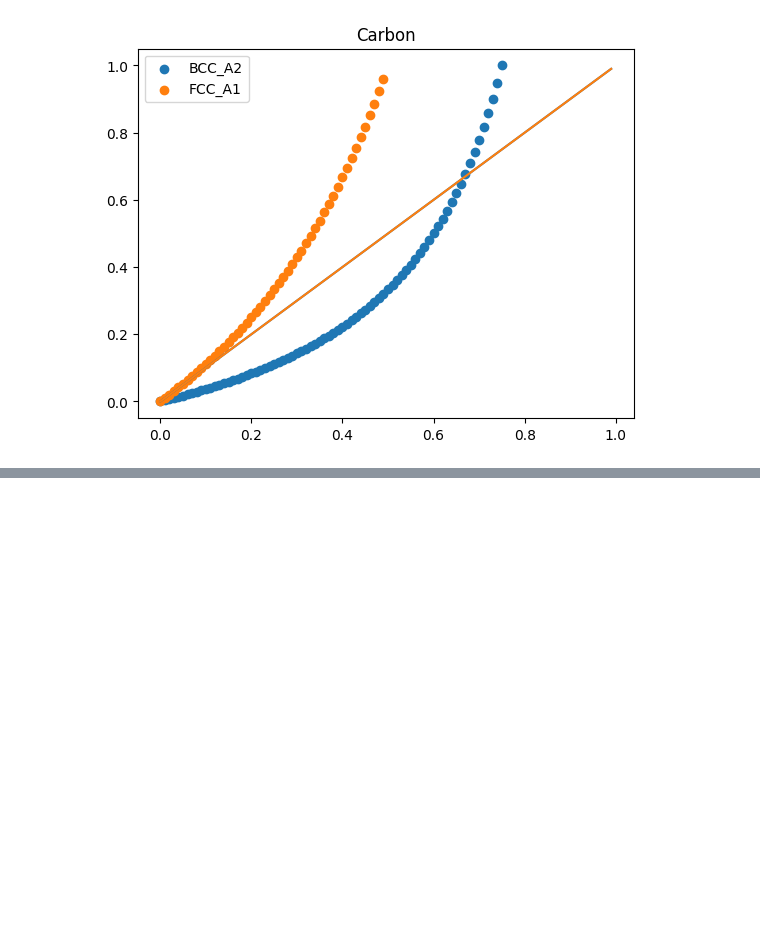
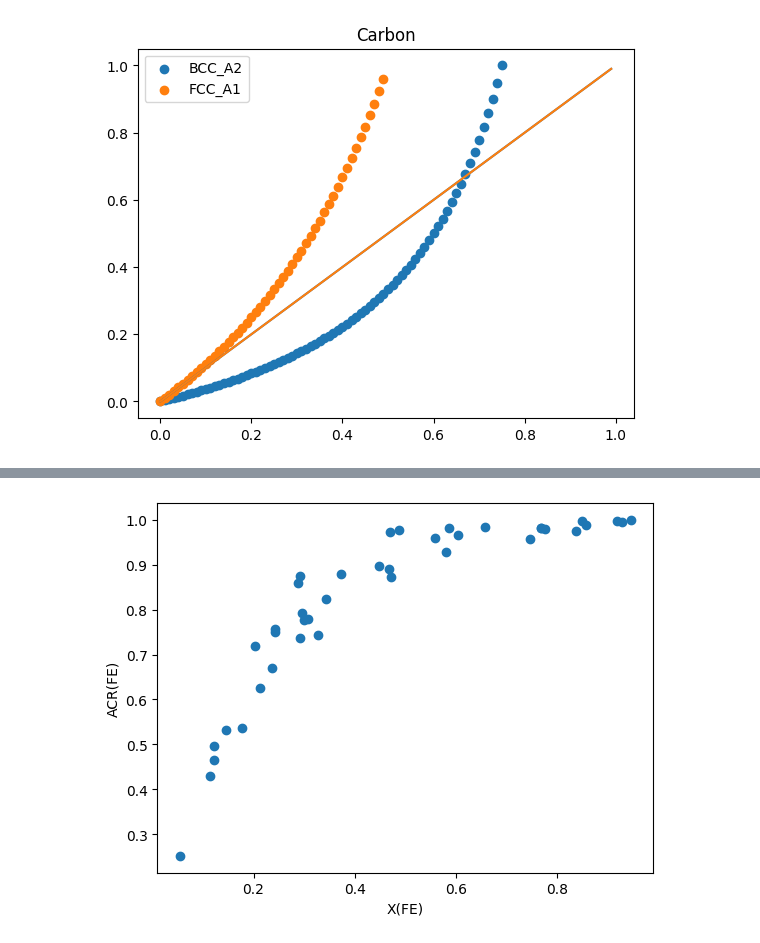
Before and after one commit to mfrichtl/librecalphad, a Jupyter notebook: libreCalphad/examples/thermodynamics.ipynb, the cells around one changed output, grey strips where cells are left out. Saved outputs shown, nothing was run; the diff lists cells and outputs as text; code cells hidden in the pictures; blank space fills up the shorter version.

```diff
--- a/libreCalphad/examples/thermodynamics.ipynb
+++ b/libreCalphad/examples/thermodynamics.ipynb
@@ -1068,9 +86,0 @@ RMS residual on G_ex = 18.60 J·mol⁻¹
-# %%
-import pandas as pd
-input_file = "/Users/mattfrichtl/Documents/reference/experimental_datasets/activity/BCC_A2/binary/C-FE/Lobo1976/Lobo1976-Fig1-ACR_C-BCC_A2.csv"
-
-out_df = pd.DataFrame()
-with open(input_file, "r") as f:
-    lines = f.readlines()
-    for i in enumerate(lines):
-        print(i)
@@ -1091,0 +87,87 @@ enumerate(lines)
+# %%
+# Investigate Redlich-Kister fitting of Gibbs energy parameters from activity measurements using synthetic data
+# Uses FCC FE and NI as reference phases
+
+from importlib import resources as impresources
+from libreCalphad import databases, tests
+from libreCalphad.models.rk_fit import fit_rk_temp_dependent, load_and_rename
+from libreCalphad.databases.db_utils import load_database
+import matplotlib.pyplot as plt
+import numpy as np
+
+db = load_database(str(impresources.files(databases) / "unary50.tdb"))
+# --------------------------------------------------------------
+# 2. Column‑name mapping (canonical → actual)
+# --------------------------------------------------------------
+col_map = {
+    "T"   : "Temp_K",
+    "x_A" : "MolFrac_A",
+    "a_A" : "Act_A",
+    "a_B" : "Act_B",          # optional – omit if not present
+}
+
+# --------------------------------------------------------------
+# 3. Load and rename
+# --------------------------------------------------------------
+csv_path = str(impresources.files(tests) / "synthetic_temp_dep.csv")
+df_loaded = load_and_rename(csv_path, col_map)
+
+# plot activity versus mol fractions
+fig, ax = plt.subplots()
+ax.scatter(x=df_loaded["x_A"], y=df_loaded["a_A"])
+ax.set_xlabel("X(FE)")
+ax.set_ylabel("ACR(FE)")
+
+# --------------------------------------------------------------
+# 4. Element → reference‑phase map (adjust to your database)
+# --------------------------------------------------------------
+elem_phase_map = {
+    "FE": "FCC_A1",   # pure Fe phase in the database
+    "NI": "FCC_A1",   # pure Ni phase in the database
+}
+
+# --------------------------------------------------------------
+# 5. Fit the temperature‑dependent Redlich‑Kister model
+# --------------------------------------------------------------
+a_fit, b_fit, diagnostics = fit_rk_temp_dependent(df_loaded,
+                                                    db_path=db,
+                                                    element_A="FE",
+                                                    element_B="NI",
+                                                    elem_phase_map=elem_phase_map,
+                                                    RK_order=2)
+
+# --------------------------------------------------------------
+# 6. Report results
+# --------------------------------------------------------------
+print("Results are of form: L_k(T) = a_k + b_k * T")
+print("\n=== Fitted temperature‑independent part (a_k) ===")
+for k, val in enumerate(a_fit):
+    print(f"a_{k} = {val: .2f} J·mol⁻¹")
+
+print("\n=== Fitted temperature‑dependent slopes (b_k) ===")
+for k, val in enumerate(b_fit):
+    print(f"b_{k} = {val: .4f} J·mol⁻¹·K⁻¹")
+
+rms = np.sqrt(np.mean(diagnostics["residual"]**2))
+print(f"\nRMS residual on G_ex = {rms:.2f} J·mol⁻¹")
+
+# --------------------------------------------------------------
+# 7. (Optional) Visualise L_k(T) curves
+# --------------------------------------------------------------
+import matplotlib.pyplot as plt
+
+plt.figure(figsize=(7, 4))
+T_plot = np.linspace(diagnostics["T"].min(),
+                        diagnostics["T"].max(), 300)
+
+for k in range(len(a_fit)):
+    L_plot = a_fit[k] + b_fit[k] * T_plot
+    plt.plot(T_plot, L_plot, label=f"L{k}(T)")
+
+plt.xlabel("Temperature (K)")
+plt.ylabel("Redlich‑Kister coefficient (J·mol⁻¹)")
+plt.title("Temperature‑dependent Redlich‑Kister coefficients")
+plt.legend()
+plt.tight_layout()
+plt.show()
+# %% [output]
@@ -1091,0 +187 @@ enumerate(lines)
+[figure, added]
```
Also changed, not shown: parts of 11 cells of this notebook, 23 other files.
